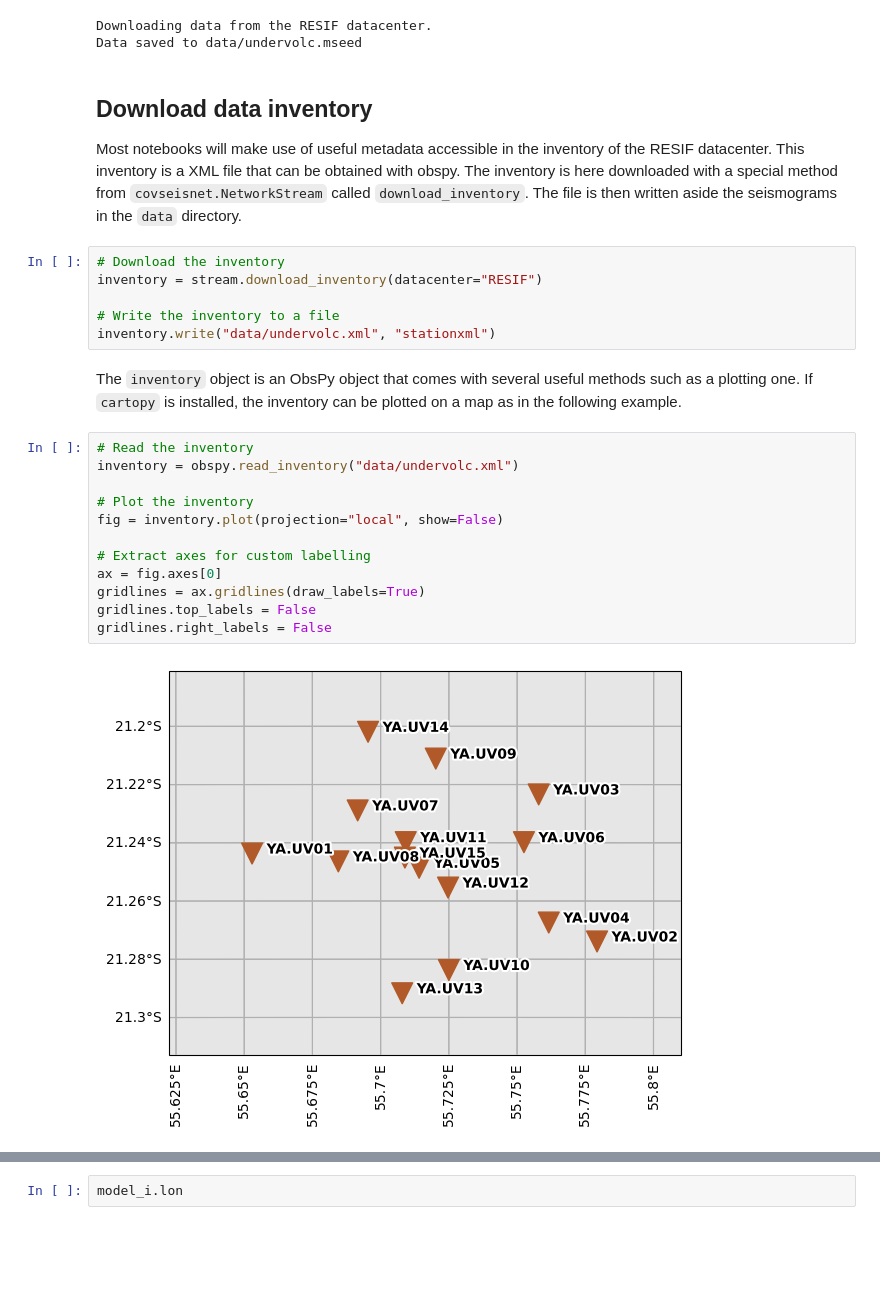
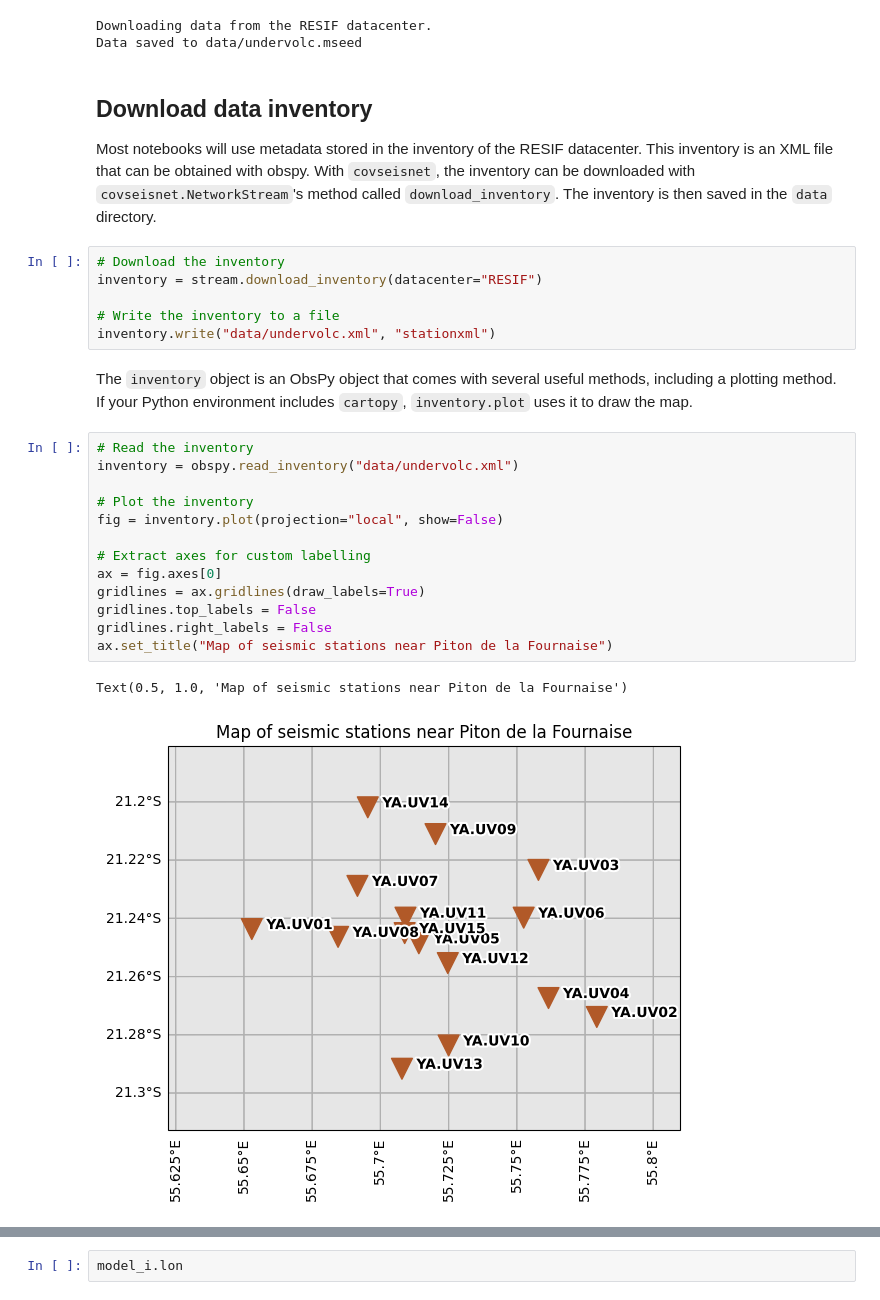
Before and after one commit to leonard-seydoux/covseisnet, a Jupyter notebook: docs/source/tutorials/01_introduction.ipynb, the cells around one changed output, grey strips where cells are left out. Cells and saved outputs as stored; diff of their text form; blank space fills up the shorter version.

Commit message:
Edited text in notebook 1

```diff
--- a/docs/source/tutorials/01_introduction.ipynb
+++ b/docs/source/tutorials/01_introduction.ipynb
@@ -32,7 +38,7 @@ Data saved to data/undervolc.mseed
 # %% [markdown]
 ## Download data inventory
 
-Most notebooks will make use of useful metadata accessible in the inventory of the RESIF datacenter. This inventory is a XML file that can be obtained with obspy. The inventory is here downloaded with a special method from `covseisnet.NetworkStream` called `download_inventory`. The file is then written aside the seismograms in the `data` directory.
+Most notebooks will use metadata stored in the inventory of the RESIF datacenter. This inventory is an XML file that can be obtained with obspy. With `covseisnet`, the inventory can be downloaded with `covseisnet.NetworkStream`'s method called `download_inventory`. The inventory is then saved in the `data` directory.
 # %%
 # Download the inventory
 inventory = stream.download_inventory(datacenter="RESIF")
@@ -40,21 +46,23 @@ inventory = stream.download_inventory(datacenter="RESIF")
 # Write the inventory to a file
 inventory.write("data/undervolc.xml", "stationxml")
 # %% [markdown]
-The `inventory` object is an ObsPy object that comes with several useful methods such as a plotting one. If `cartopy` is installed, the inventory can be plotted on a map as in the following example.
+The `inventory` object is an ObsPy object that comes with several useful methods, including a plotting method. If your Python environment includes `cartopy`, `inventory.plot` uses it to draw the map.
 # %%
 # Read the inventory
 inventory = obspy.read_inventory("data/undervolc.xml")
 
 # Plot the inventory
 fig = inventory.plot(projection="local", show=False)
 
 # Extract axes for custom labelling
 ax = fig.axes[0]
 gridlines = ax.gridlines(draw_labels=True)
 gridlines.top_labels = False
 gridlines.right_labels = False
+ax.set_title("Map of seismic stations near Piton de la Fournaise")
 # %% [output]
+Text(0.5, 1.0, 'Map of seismic stations near Piton de la Fournaise')
-[figure, old version]
+[figure, new version]
 # %% [markdown]
 ## Read the velocity model of the Piton de la Fournaise volcano
 
```
Also changed, not shown: parts of 7 cells of this notebook.
